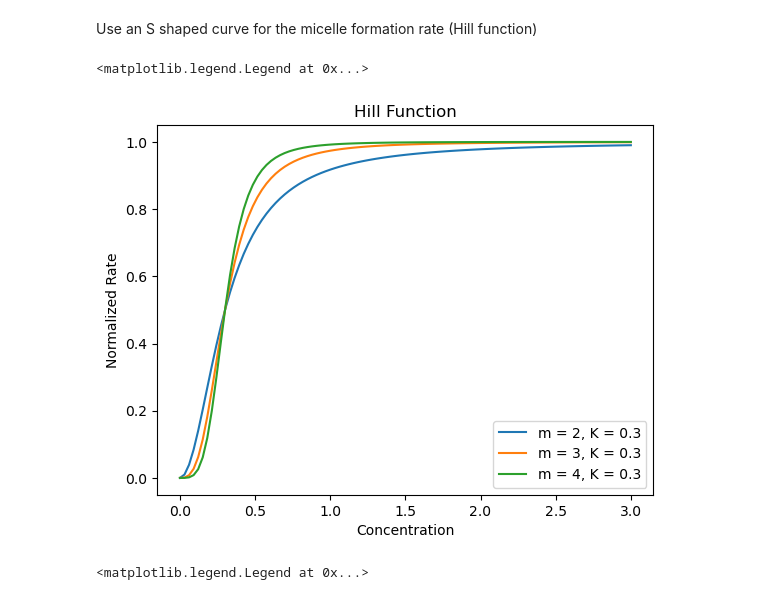
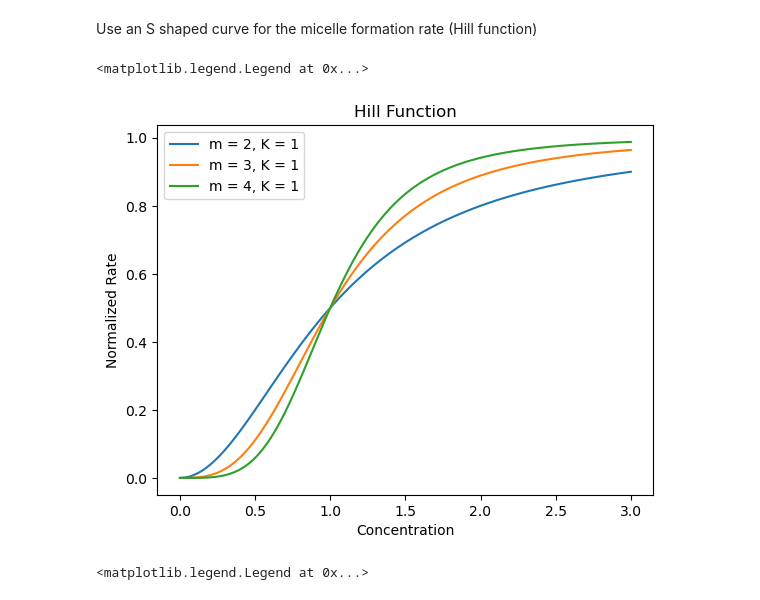
Before and after one commit to Zhiheng419/Chemical_Oscillation_Model, a Jupyter notebook: non_delayed_model.ipynb, the cells around one changed output. Drawn from its saved outputs; the diff is of its cells as text; code cells hidden in the pictures.

```diff
--- a/non_delayed_model.ipynb
+++ b/non_delayed_model.ipynb
@@ -238,3 +236,21 @@ ax[2].set_ylabel('Non-dimensional Conc (A2 1)')
 fig.tight_layout()
 # %% [output]
 [figure]
+# %%
+params = np.array([24.30616411, 1.1391591, 3.08829181, 10.66927823])
+
+lam = 0.17
+m = 4
+init_cA2 = 0.1
+
+scale = [0.95, 1, 1.2, 1.5]
+sols = []
+for s in scale:
+    params_new = params / s
+    model1_4params_partial = partial(model1_4params, params = params_new, lam = lam, m = m)
+    init_cond = [init_cA2, 0]
+    t_span = [t3b_expB[0], t3b_expB[-1]]
+    t_eval = np.linspace(t3b_expB[0], t3b_expB[-1], 500)
+
+    sol = solve_ivp(model1_4params_partial, t_span=t_span, t_eval=t_eval, y0=init_cond, rtol=1e-6, atol=1e-8)
+    sols.append(sol)
@@ -249,23 +334,23 @@ def Hill(x, m, K):
 # %%
 m1 = 2
 m2 = 3
 m3 = 4
-K = 0.3
+K = 1
 x = np.linspace(0, 3, 100)
 y1 = Hill(x, m1, K)
 y2 = Hill(x, m2, K)
 y3 = Hill(x, m3, K)
 
 for m, y in [(m1, y1), (m2, y2), (m3, y3)]:
     plt.plot(x, y, label = f'm = {m}, K = {K}')
 
 plt.xlabel('Concentration')
 plt.ylabel('Normalized Rate')
 plt.title('Hill Function')
 plt.legend()
 # %% [output]
 <matplotlib.legend.Legend at 0x...>
-[figure, old version]
+[figure, new version]
 # %%
 def model_Hill(t, vars, params, cmc):
     alpha, beta, theta, phi, K, lam, m = params
```
Also changed, not shown: parts of 6 cells of this notebook.
